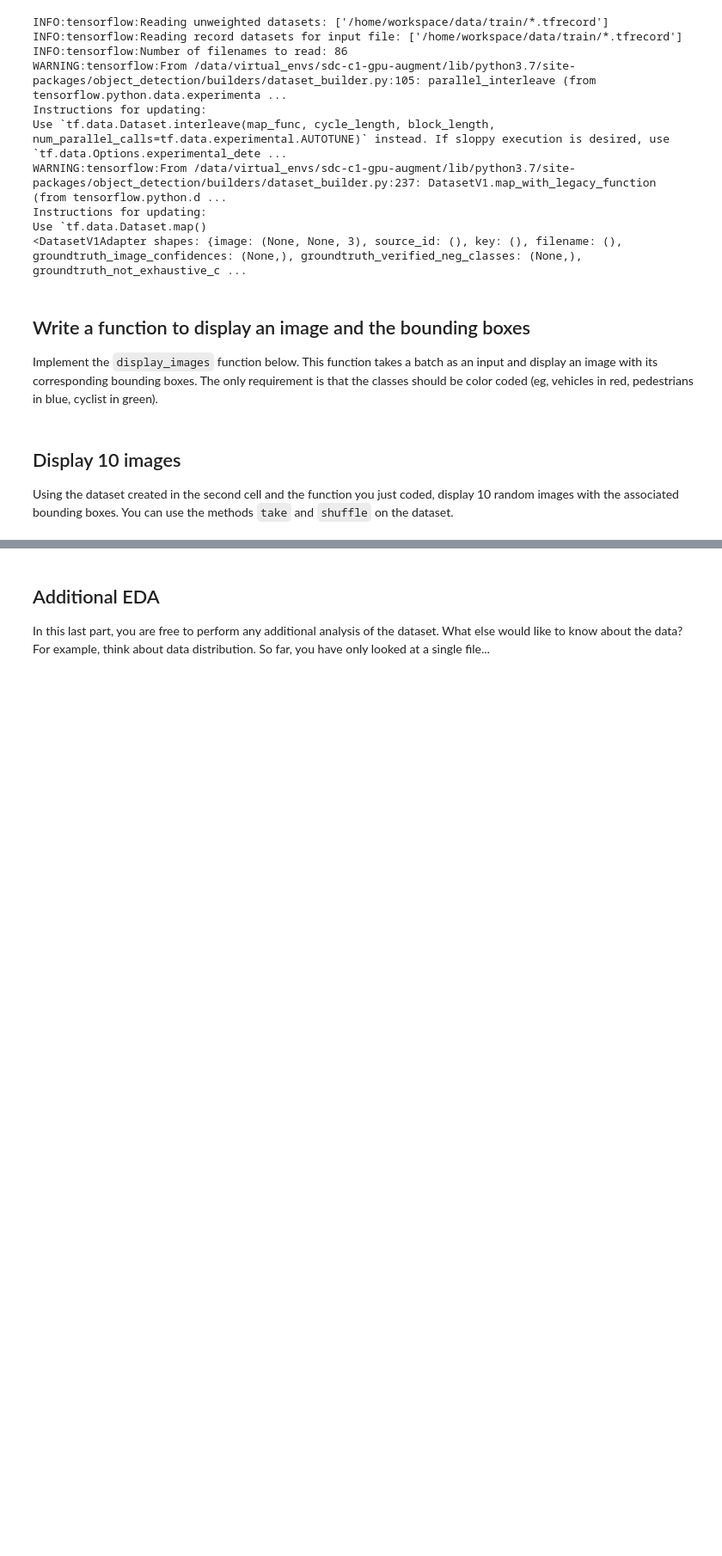
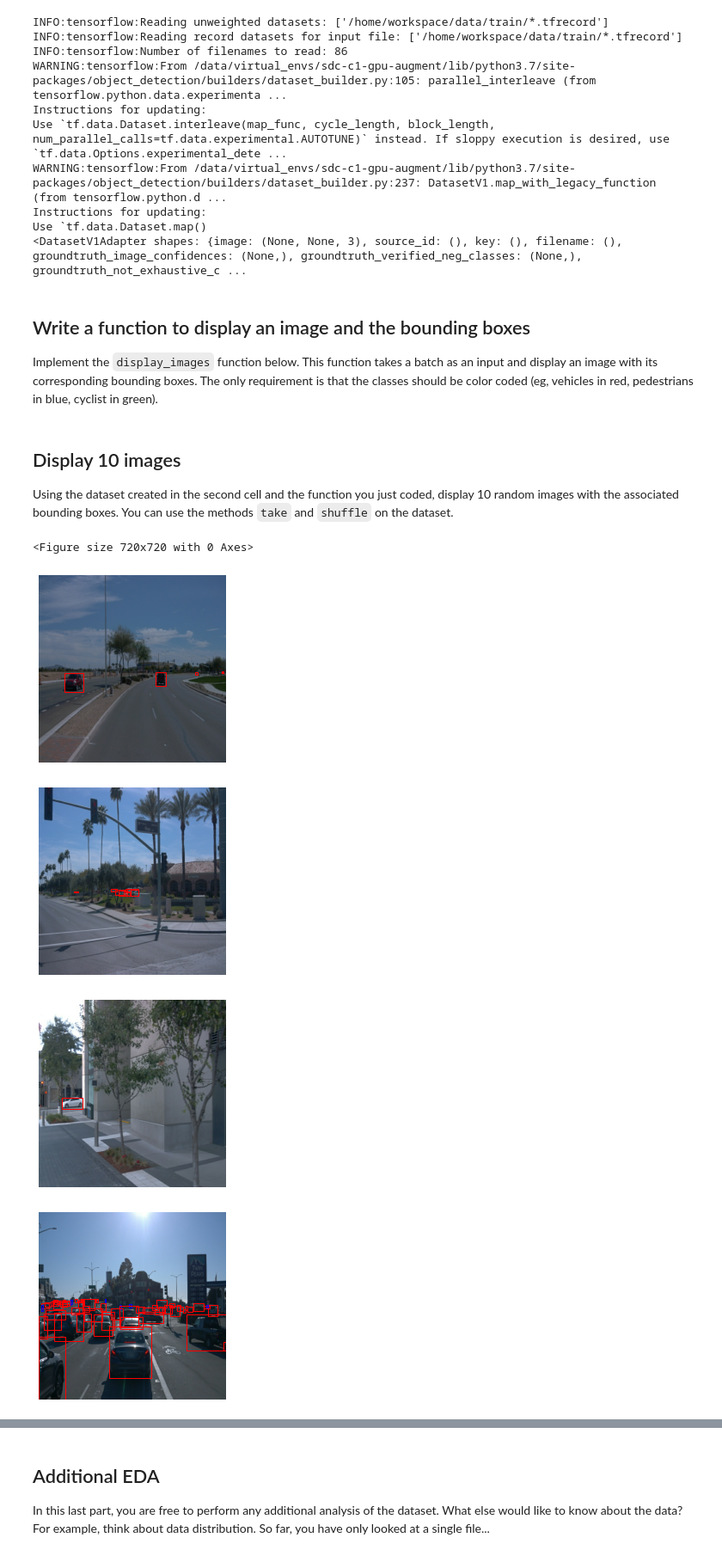
Before and after one commit to Corkskru/Object_Detection_Pilot, a Jupyter notebook: Exploratory Data Analysis.ipynb, the cells around one changed output, grey strips where cells are left out. Shown at 86% size. Drawn from its saved outputs; the diff is of its cells as text; code cells hidden in the pictures; blank space fills up the shorter version.

```diff
--- a/Exploratory Data Analysis.ipynb
+++ b/Exploratory Data Analysis.ipynb
@@ -87,0 +77,14 @@ def car_img_distribution(batch):
+# %%
+# Display 10 random images in dataset
+plt.figure(figsize=(10, 10))
+for i in range(10):
+    for batch in dataset.shuffle(75, reshuffle_each_iteration=True).take(1):
+       display_images(batch)
+       #create_images
+plt.show()
+# %% [output]
+<Figure size 720x720 with 0 Axes>
+[figure, added]
+[figure, added]
+[figure, added]
+[figure, added]
```
Also changed, not shown: parts of 5 cells of this notebook, 1 other file.
